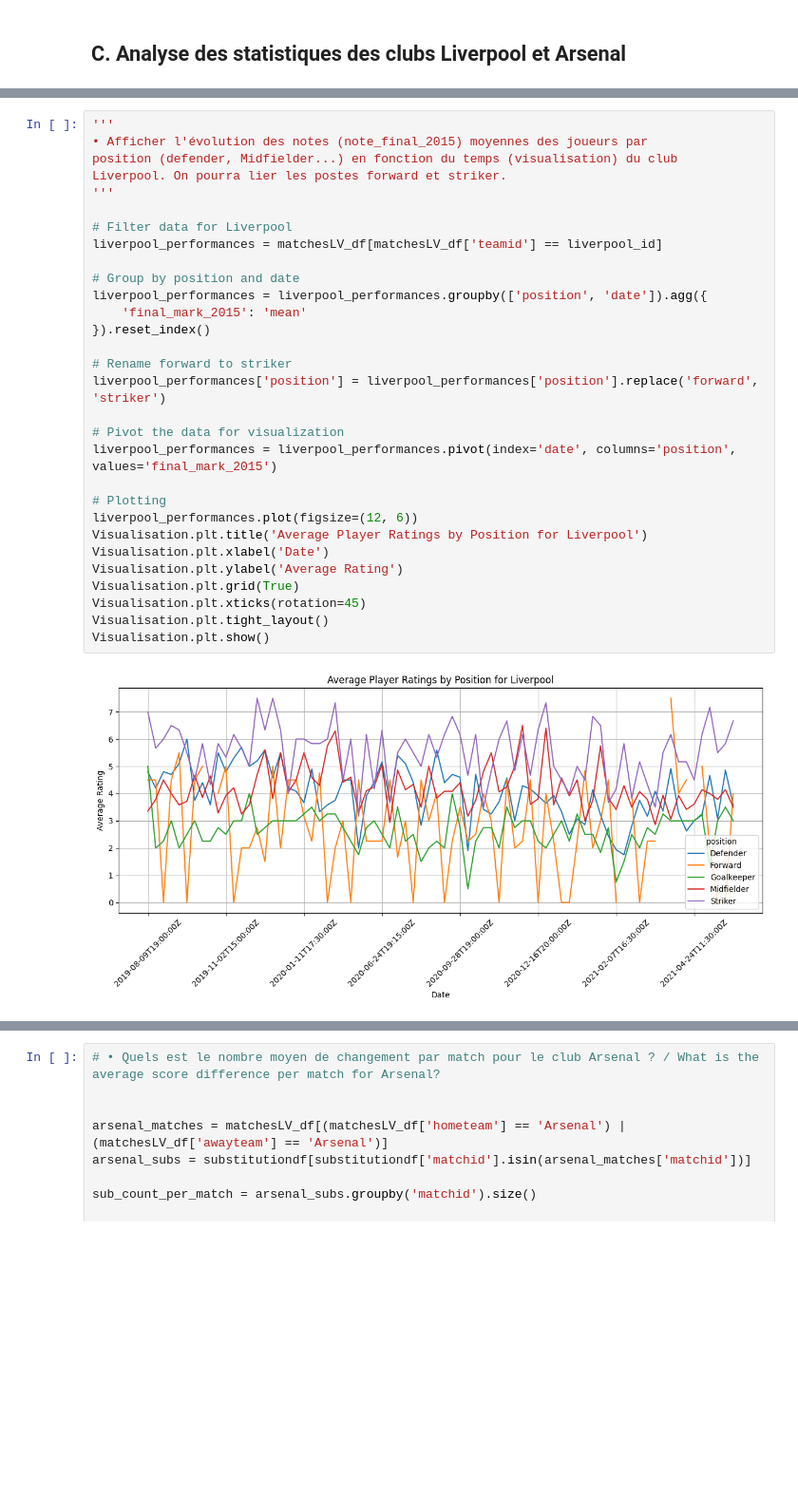
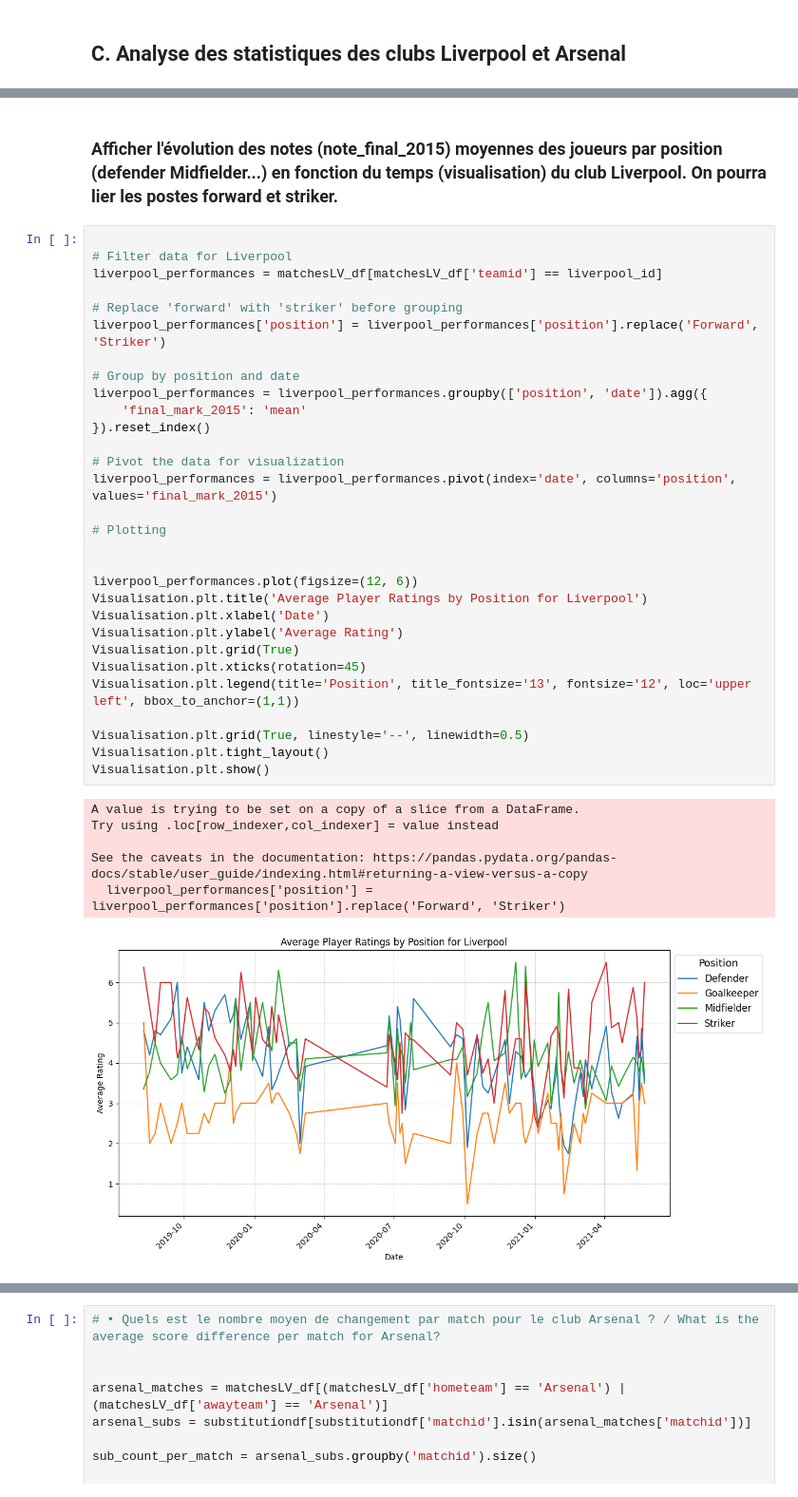
Before and after one commit to Jael-dev/Python-Data-Visualasation-project, a Jupyter notebook: projet.ipynb, the cells around one changed output, grey strips where cells are left out. Shown at 95% size. Cells and saved outputs as stored; diff of their text form; blank space fills up the shorter version.

Commit message:
visualisation

```diff
--- a/projet.ipynb
+++ b/projet.ipynb
@@ -529,32 +533,39 @@ print(liverpool_players_for_first_match)
+# %% [markdown]
+### Afficher l'évolution des notes (note_final_2015) moyennes des joueurs par position (defender Midfielder...) en fonction du temps (visualisation) du club Liverpool. On pourra lier les postes forward et striker.
 # %%
-'''
-• Afficher l'évolution des notes (note_final_2015) moyennes des joueurs par
-position (defender, Midfielder...) en fonction du temps (visualisation) du club
-Liverpool. On pourra lier les postes forward et striker.
-'''
 
 # Filter data for Liverpool
 liverpool_performances = matchesLV_df[matchesLV_df['teamid'] == liverpool_id]
+
+# Replace 'forward' with 'striker' before grouping
+liverpool_performances['position'] = liverpool_performances['position'].replace('Forward', 'Striker')
 
 # Group by position and date
 liverpool_performances = liverpool_performances.groupby(['position', 'date']).agg({
     'final_mark_2015': 'mean'
 }).reset_index()
 
-# Rename forward to striker
-liverpool_performances['position'] = liverpool_performances['position'].replace('forward', 'striker')
-
 # Pivot the data for visualization
 liverpool_performances = liverpool_performances.pivot(index='date', columns='position', values='final_mark_2015')
 
 # Plotting
+
+
 liverpool_performances.plot(figsize=(12, 6))
 Visualisation.plt.title('Average Player Ratings by Position for Liverpool')
 Visualisation.plt.xlabel('Date')
 Visualisation.plt.ylabel('Average Rating')
 Visualisation.plt.grid(True)
 Visualisation.plt.xticks(rotation=45)
+Visualisation.plt.legend(title='Position', title_fontsize='13', fontsize='12', loc='upper left', bbox_to_anchor=(1,1))
+
+Visualisation.plt.grid(True, linestyle='--', linewidth=0.5)
 Visualisation.plt.tight_layout()
 Visualisation.plt.show()
 # %% [output]
+A value is trying to be set on a copy of a slice from a DataFrame.
+Try using .loc[row_indexer,col_indexer] = value instead
+
+See the caveats in the documentation: https://pandas.pydata.org/pandas-docs/stable/user_guide/indexing.html#returning-a-view-versus-a-copy
+  liverpool_performances['position'] = liverpool_performances['position'].replace('Forward', 'Striker')
-[figure, old version]
+[figure, new version]
```
Also changed, not shown: parts of 34 cells of this notebook.
